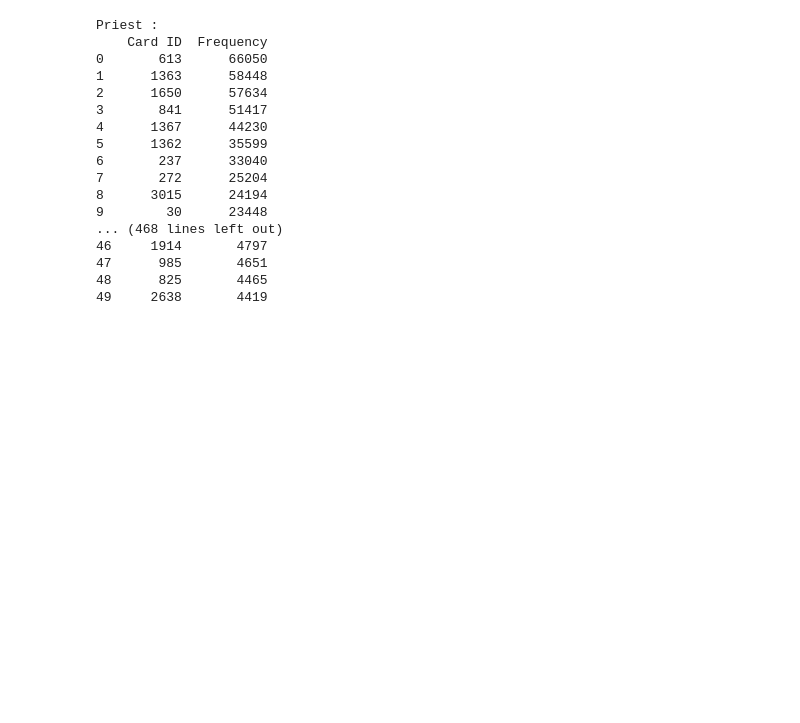
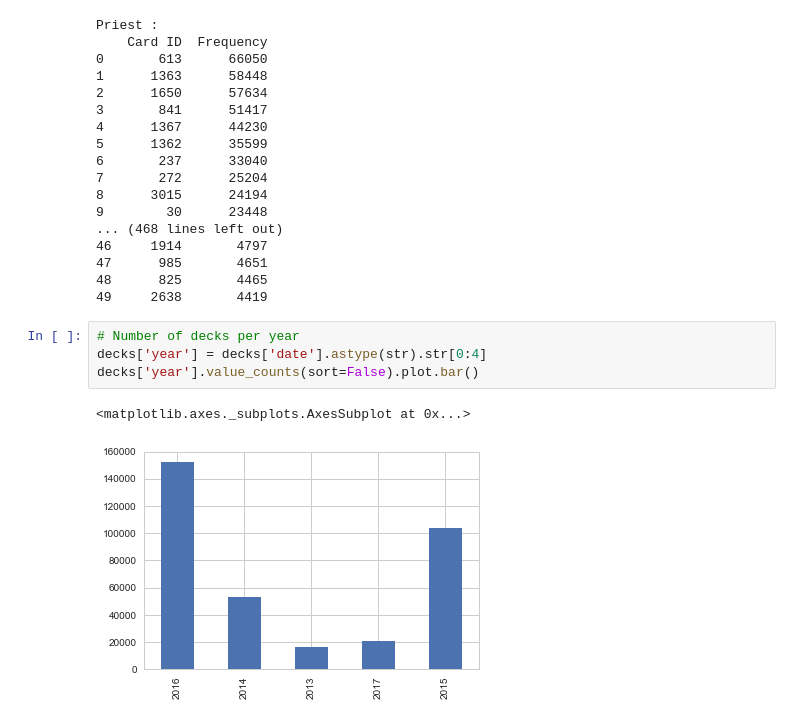
Before and after one commit to TheBrownViking20/DSstuff, a Jupyter notebook: Hearthstone/Hearthstone notebook.ipynb, the cells around one changed output. Cells and saved outputs as stored; diff of their text form; blank space fills up the shorter version.

```diff
--- a/Hearthstone/Hearthstone notebook.ipynb
+++ b/Hearthstone/Hearthstone notebook.ipynb
@@ -173,3 +173,10 @@ Priest :
 47      985       4651
 48      825       4465
 49     2638       4419
+# %%
+# Number of decks per year
+decks['year'] = decks['date'].astype(str).str[0:4]
+decks['year'].value_counts(sort=False).plot.bar()
+# %% [output]
+<matplotlib.axes._subplots.AxesSubplot at 0x...>
+[figure, added]
```
Also changed, not shown: parts of 3 cells of this notebook.
